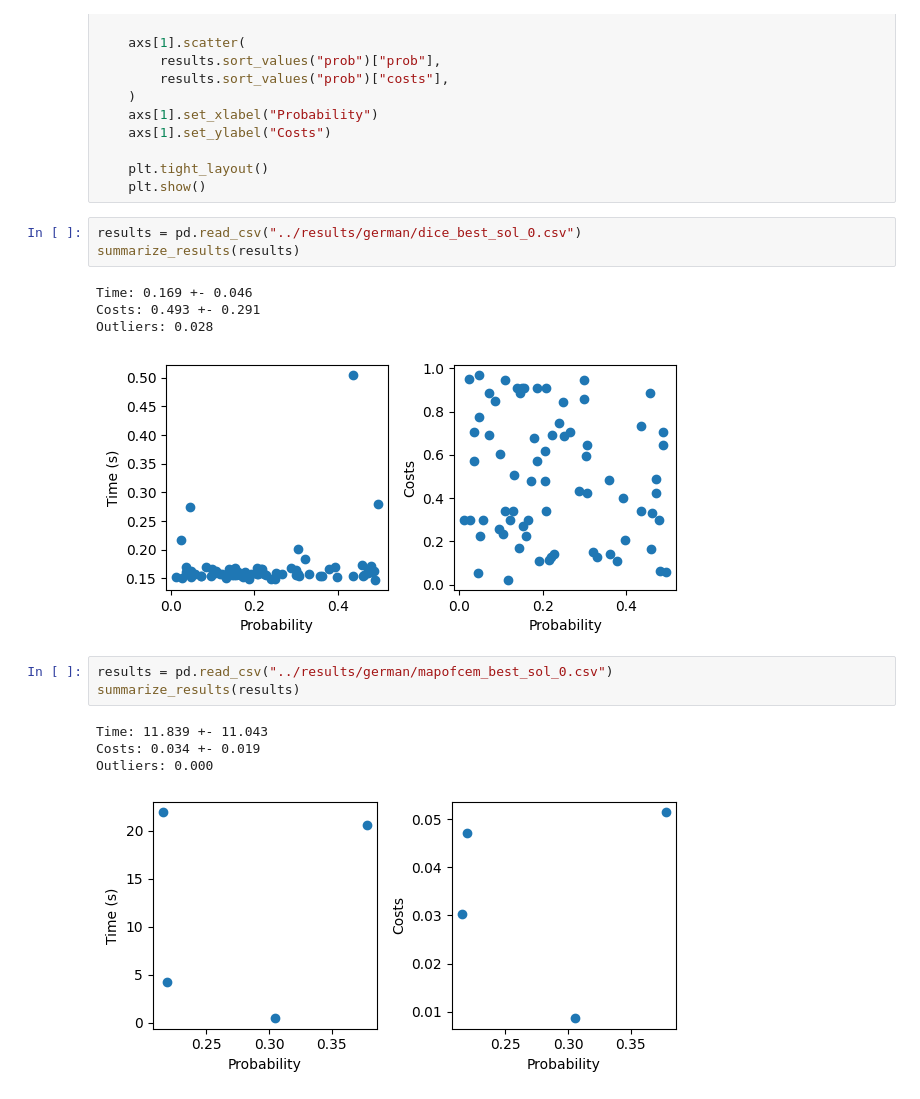
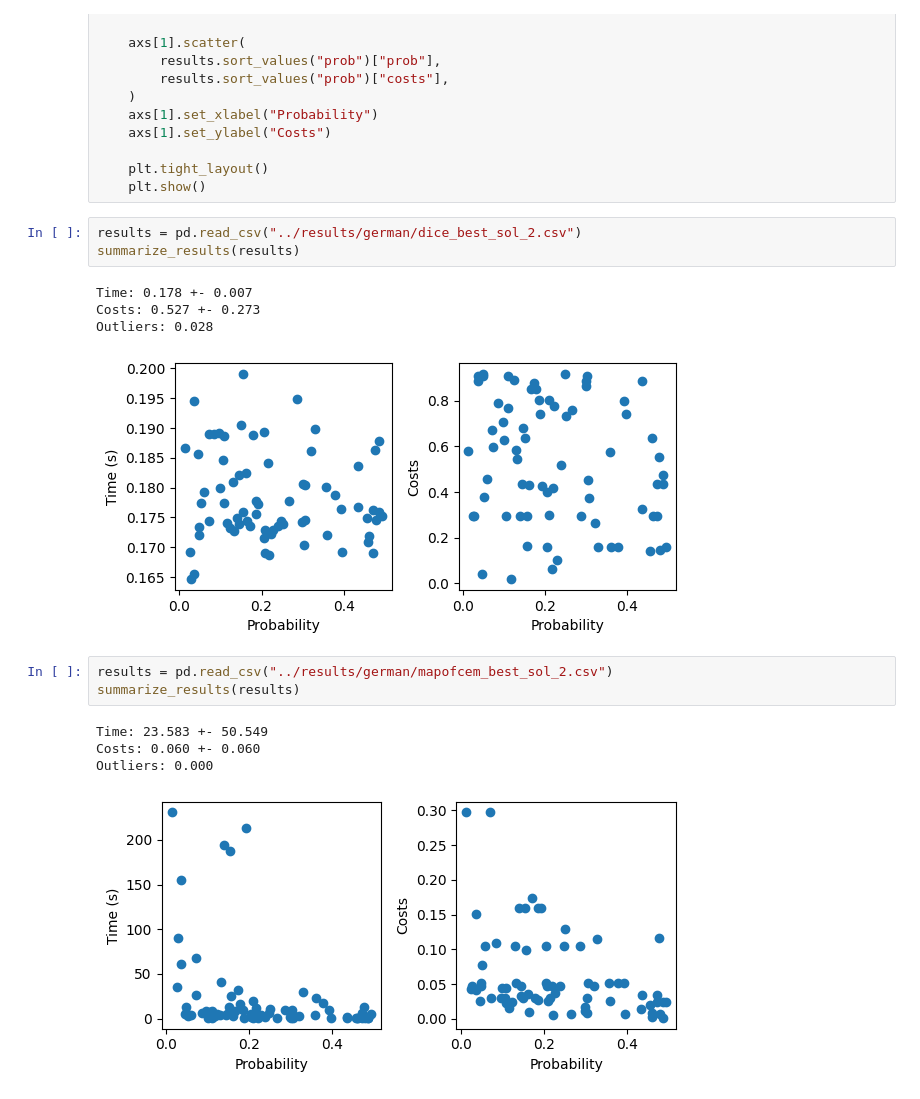
Before and after one commit to hiaac-finance/cfmining, a Jupyter notebook: notebooks/analyze_results.ipynb, the cells around one changed output. Saved outputs shown, nothing was run; the diff lists cells and outputs as text.

Commit message:
rerun and plot of experiments

```diff
--- a/notebooks/analyze_results.ipynb
+++ b/notebooks/analyze_results.ipynb
@@ -72,18 +72,18 @@ def summarize_results(results):
     plt.tight_layout()
     plt.show()
 # %%
-results = pd.read_csv("../results/german/dice_best_sol_0.csv")
+results = pd.read_csv("../results/german/dice_best_sol_2.csv")
 summarize_results(results)
 # %% [output]
-Time: 0.169 +- 0.046
-Costs: 0.493 +- 0.291
+Time: 0.178 +- 0.007
+Costs: 0.527 +- 0.273
 Outliers: 0.028
-[figure, old version]
+[figure, new version]
 # %%
-results = pd.read_csv("../results/german/mapofcem_best_sol_0.csv")
+results = pd.read_csv("../results/german/mapofcem_best_sol_2.csv")
 summarize_results(results)
 # %% [output]
-Time: 11.839 +- 11.043
-Costs: 0.034 +- 0.019
+Time: 23.583 +- 50.549
+Costs: 0.060 +- 0.060
 Outliers: 0.000
-[figure, old version]
+[figure, new version]
```
Also changed, not shown: parts of 1 cell of this notebook, 1 other file.
